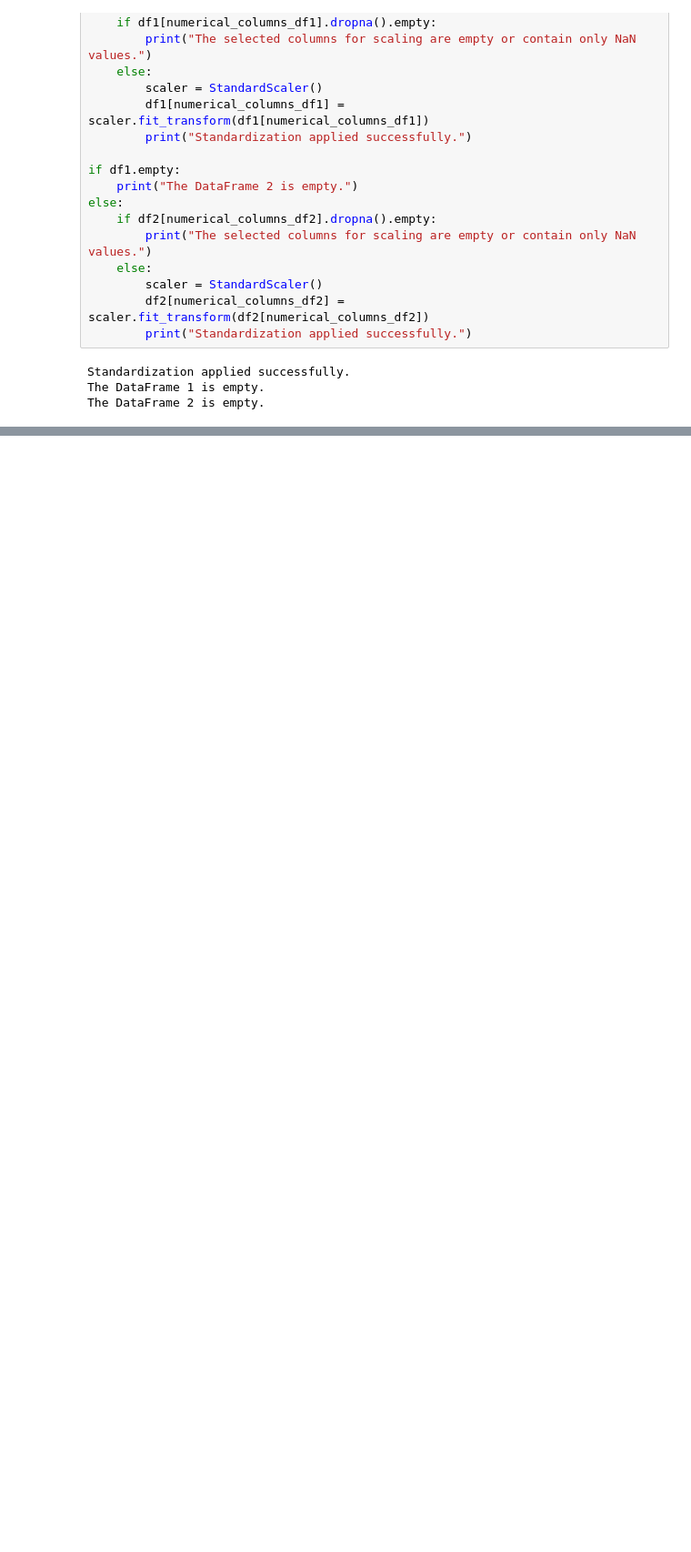
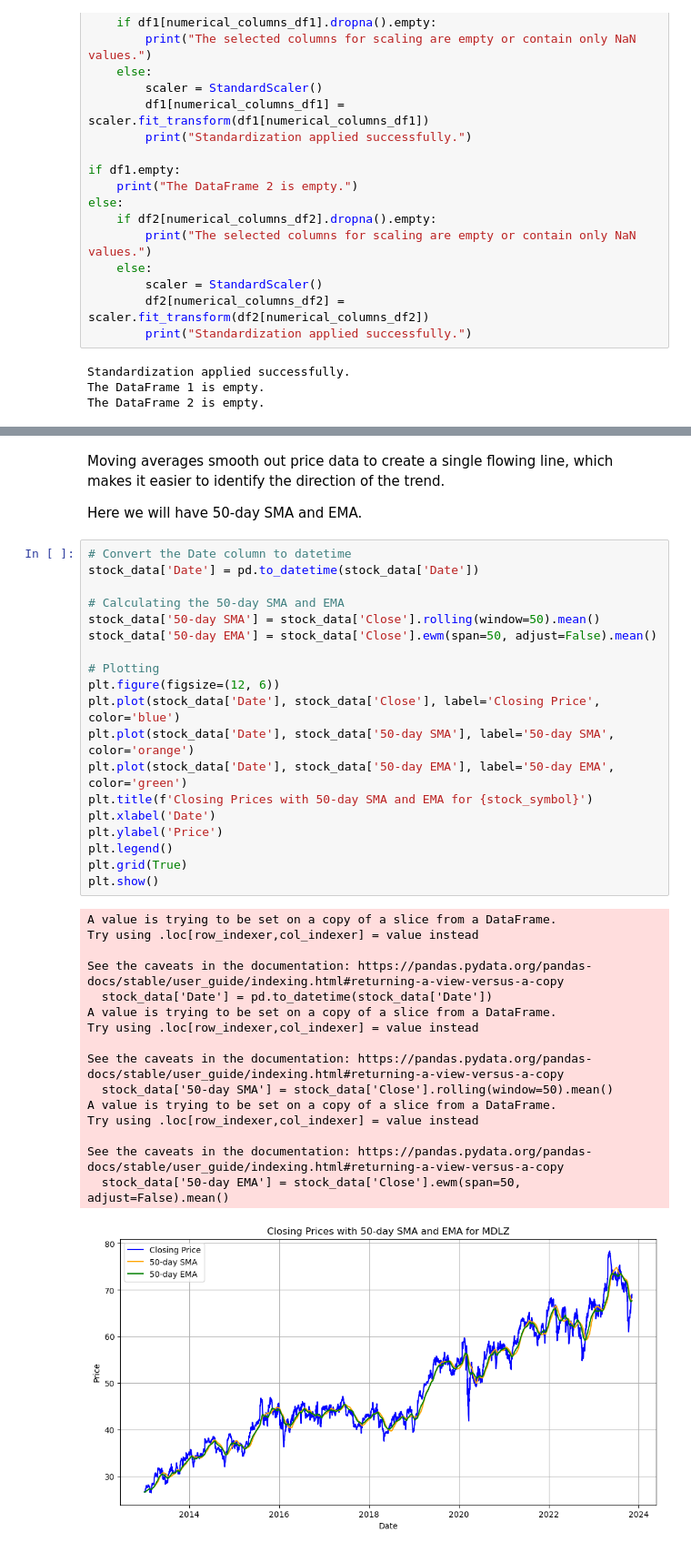
Before and after one commit to Sadequl/ML_G4, a Jupyter notebook: data_clean_norm.ipynb, the cells around one changed output, grey strips where cells are left out. Shown at 91% size. Cells and saved outputs as stored; diff of their text form; blank space fills up the shorter version.

```diff
--- a/data_clean_norm.ipynb
+++ b/data_clean_norm.ipynb
@@ -141,0 +246,40 @@ The DataFrame 2 is empty.
+# %% [markdown]
+Moving averages smooth out price data to create a single flowing line, which makes it easier to identify the direction of the trend.
+
+Here we will have 50-day SMA and EMA.
+# %%
+# Convert the Date column to datetime
+stock_data['Date'] = pd.to_datetime(stock_data['Date'])
+
+# Calculating the 50-day SMA and EMA
+stock_data['50-day SMA'] = stock_data['Close'].rolling(window=50).mean()
+stock_data['50-day EMA'] = stock_data['Close'].ewm(span=50, adjust=False).mean()
+
+# Plotting
+plt.figure(figsize=(12, 6))
+plt.plot(stock_data['Date'], stock_data['Close'], label='Closing Price', color='blue')
+plt.plot(stock_data['Date'], stock_data['50-day SMA'], label='50-day SMA', color='orange')
+plt.plot(stock_data['Date'], stock_data['50-day EMA'], label='50-day EMA', color='green')
+plt.title(f'Closing Prices with 50-day SMA and EMA for {stock_symbol}')
+plt.xlabel('Date')
+plt.ylabel('Price')
+plt.legend()
+plt.grid(True)
+plt.show()
+# %% [output]
+A value is trying to be set on a copy of a slice from a DataFrame.
+Try using .loc[row_indexer,col_indexer] = value instead
+
+See the caveats in the documentation: https://pandas.pydata.org/pandas-docs/stable/user_guide/indexing.html#returning-a-view-versus-a-copy
+  stock_data['Date'] = pd.to_datetime(stock_data['Date'])
+A value is trying to be set on a copy of a slice from a DataFrame.
+Try using .loc[row_indexer,col_indexer] = value instead
+
+See the caveats in the documentation: https://pandas.pydata.org/pandas-docs/stable/user_guide/indexing.html#returning-a-view-versus-a-copy
+  stock_data['50-day SMA'] = stock_data['Close'].rolling(window=50).mean()
+A value is trying to be set on a copy of a slice from a DataFrame.
+Try using .loc[row_indexer,col_indexer] = value instead
+
+See the caveats in the documentation: https://pandas.pydata.org/pandas-docs/stable/user_guide/indexing.html#returning-a-view-versus-a-copy
+  stock_data['50-day EMA'] = stock_data['Close'].ewm(span=50, adjust=False).mean()
+[figure, added]
```
Also changed, not shown: parts of 21 cells of this notebook.
